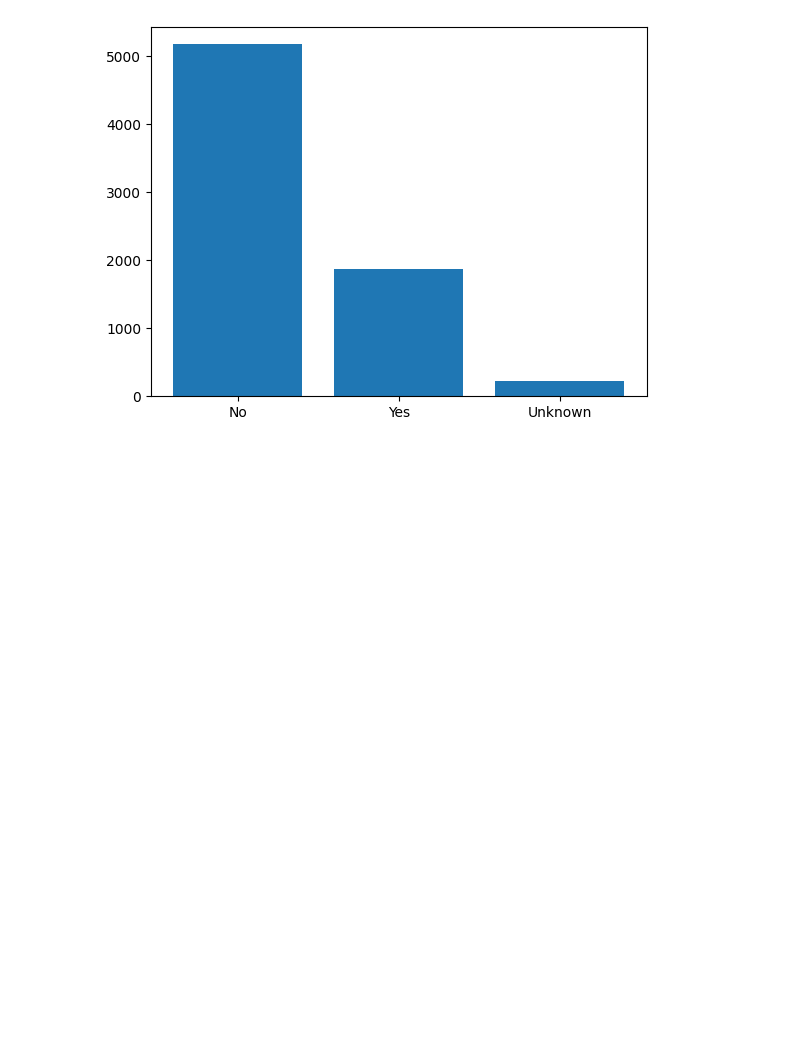
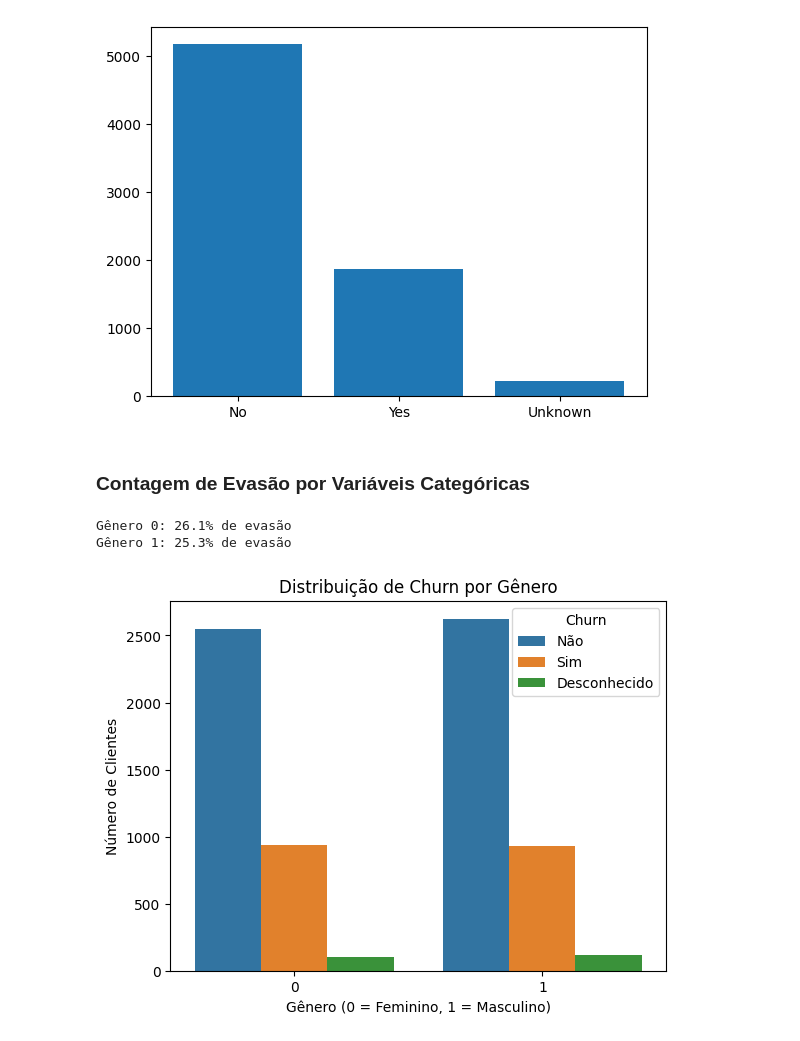
Before and after one commit to isenf/telecomx, a Jupyter notebook: Telecom_X.ipynb, the cells around one changed output. Saved outputs shown, nothing was run; the diff lists cells and outputs as text; code cells hidden in the pictures; blank space fills up the shorter version.

Commit message:
feat: dados e gráficos sobre evasão em relação à variáveis categóricas

```diff
--- a/Telecom_X.ipynb
+++ b/Telecom_X.ipynb
@@ -143,6 +143,8 @@ df['Charges.Total'] = df['Charges.Total'].astype(float)
 df['Contas_Diarias'] = round(df['Charges.Monthly'] / 30, 2)
 # %% [markdown]
 ### Padronização e Transformação de Dados
+# %%
+df['gender'] = df['gender'].map({'Female': 0, 'Male': 1})
 # %%
 val_binarios = ['Partner', 'Dependents', 'PhoneService', 'PaperlessBilling']
 
@@ -257,3 +259,15 @@ plt.bar(df['Churn'].value_counts().index, df['Churn'].value_counts())
 plt.show()
 # %% [output]
 [figure]
+# %% [markdown]
+### Contagem de Evasão por Variáveis Categóricas
+# %%
+import seaborn as sns
+import matplotlib.pyplot as plt
+
+def geraGrafico(col, titulo, xlab):
+  sns.countplot(data=df, x=col, hue='Churn')
+  plt.title(titulo)
+  plt.xlabel(xlab)
+  plt.ylabel('Número de Clientes')
+  plt.legend(title='Churn', labels=['Não', 'Sim', 'Desconhecido'])
@@ -259,0 +278,11 @@ plt.show()
+# %%
+geraGrafico('gender', 'Distribuição de Churn por Gênero', 'Gênero (0 = Feminino, 1 = Masculino)')
+
+total_por_genero = df['gender'].value_counts()
+for i in [0, 1]:
+    churn_por_genero = df[df['gender'] == i]['Churn'].value_counts(normalize=True)
+    print(f"Gênero {i}: {churn_por_genero[1] * 100:.1f}% de evasão")
+# %% [output]
+Gênero 0: 26.1% de evasão
+Gênero 1: 25.3% de evasão
+[figure, added]
```
Also changed, not shown: parts of 8 cells of this notebook.
